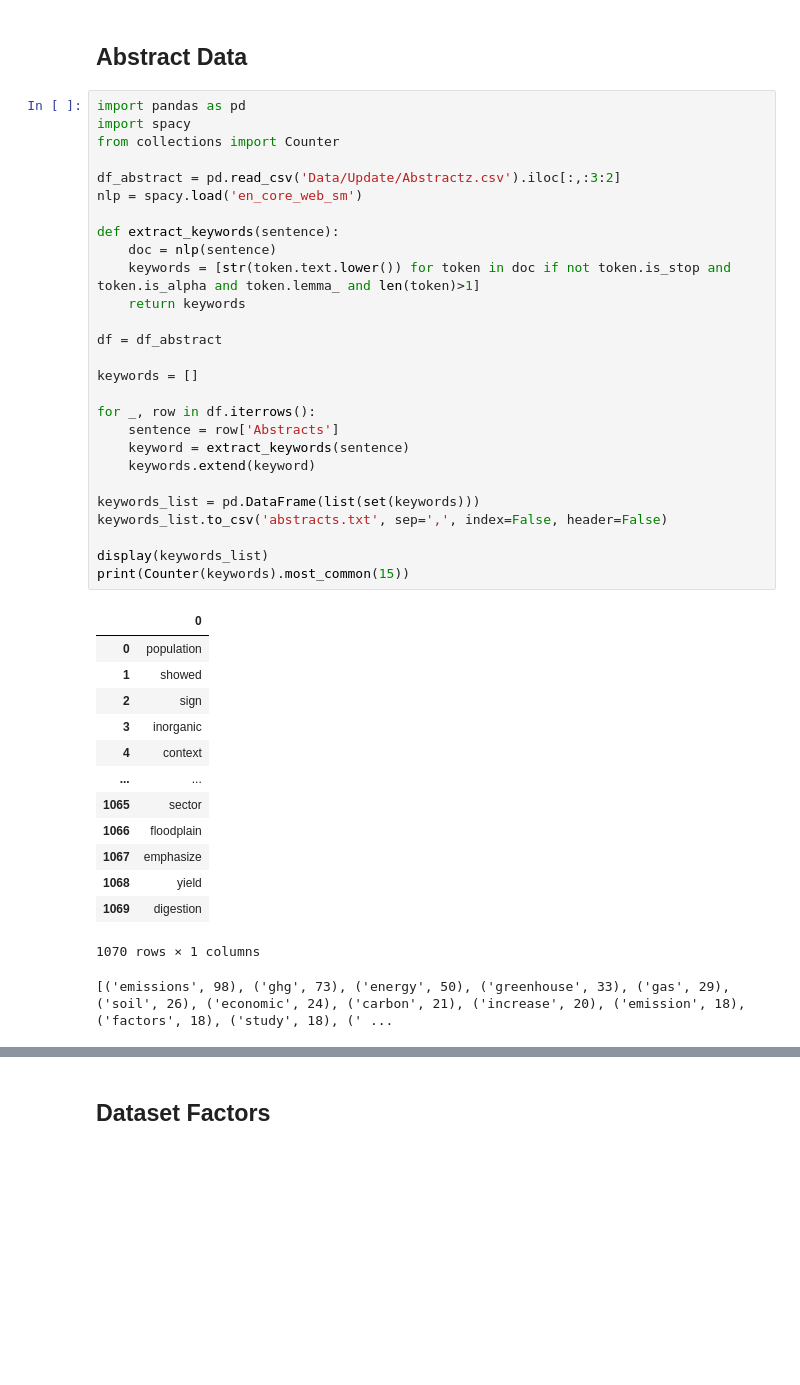
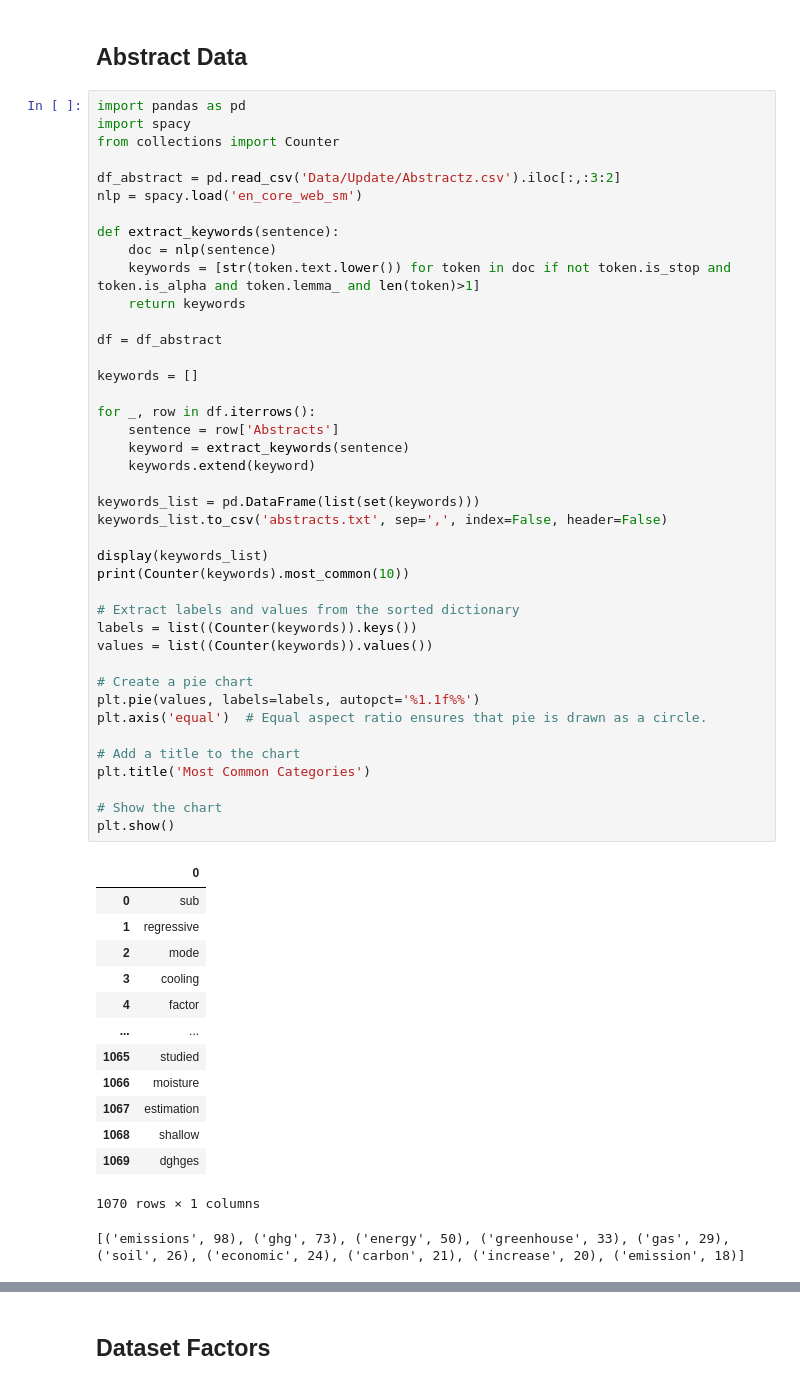
Before and after one commit to arsyadCode/My_Thesis, a Jupyter notebook: Program/Data Collect Objection.ipynb, the cells around one changed output, grey strips where cells are left out. Cells and saved outputs as stored; diff of their text form; blank space fills up the shorter version.

```diff
--- a/Program/Data Collect Objection.ipynb
+++ b/Program/Data Collect Objection.ipynb
@@ -149,42 +61,56 @@ set(keywords_list[0])
 # %%
 import pandas as pd
 import spacy
 from collections import Counter
 
 df_abstract = pd.read_csv('Data/Update/Abstractz.csv').iloc[:,:3:2]
 nlp = spacy.load('en_core_web_sm')
 
 def extract_keywords(sentence):
     doc = nlp(sentence)
     keywords = [str(token.text.lower()) for token in doc if not token.is_stop and token.is_alpha and token.lemma_ and len(token)>1]
     return keywords
 
 df = df_abstract
 
 keywords = []
 
 for _, row in df.iterrows():
     sentence = row['Abstracts']
     keyword = extract_keywords(sentence)
     keywords.extend(keyword)
 
 keywords_list = pd.DataFrame(list(set(keywords)))
 keywords_list.to_csv('abstracts.txt', sep=',', index=False, header=False)
 
 display(keywords_list)
-print(Counter(keywords).most_common(15))
+print(Counter(keywords).most_common(10))
+
+# Extract labels and values from the sorted dictionary
+labels = list((Counter(keywords)).keys())
+values = list((Counter(keywords)).values())
+
+# Create a pie chart
+plt.pie(values, labels=labels, autopct='%1.1f%%')
+plt.axis('equal')  # Equal aspect ratio ensures that pie is drawn as a circle.
+
+# Add a title to the chart
+plt.title('Most Common Categories')
+
+# Show the chart
+plt.show()
 # %% [output]
 |  | 0 |
-| 0 | population |
-| 1 | showed |
-| 2 | sign |
-| 3 | inorganic |
-| 4 | context |
+| 0 | sub |
+| 1 | regressive |
+| 2 | mode |
+| 3 | cooling |
+| 4 | factor |
 | ... | ... |
-| 1065 | sector |
-| 1066 | floodplain |
-| 1067 | emphasize |
-| 1068 | yield |
-| 1069 | digestion |
+| 1065 | studied |
+| 1066 | moisture |
+| 1067 | estimation |
+| 1068 | shallow |
+| 1069 | dghges |
 1070 rows × 1 columns
-[('emissions', 98), ('ghg', 73), ('energy', 50), ('greenhouse', 33), ('gas', 29), ('soil', 26), ('economic', 24), ('carbon', 21), ('increase', 20), ('emission', 18), ('factors', 18), ('study', 18), (' ...
+[('emissions', 98), ('ghg', 73), ('energy', 50), ('greenhouse', 33), ('gas', 29), ('soil', 26), ('economic', 24), ('carbon', 21), ('increase', 20), ('emission', 18)]
```
Also changed, not shown: parts of 19 cells of this notebook, 12 other files.
